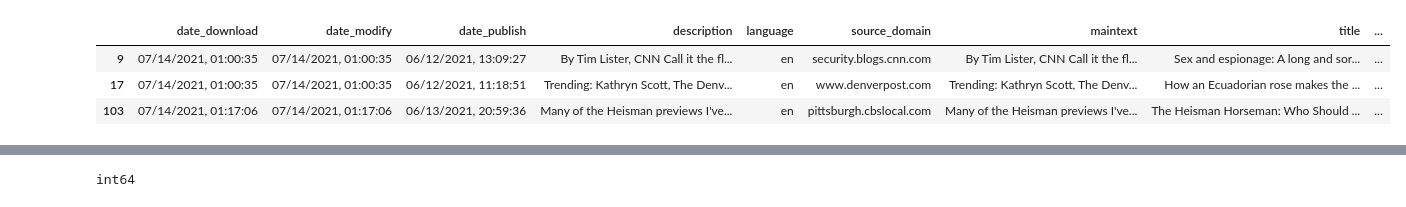
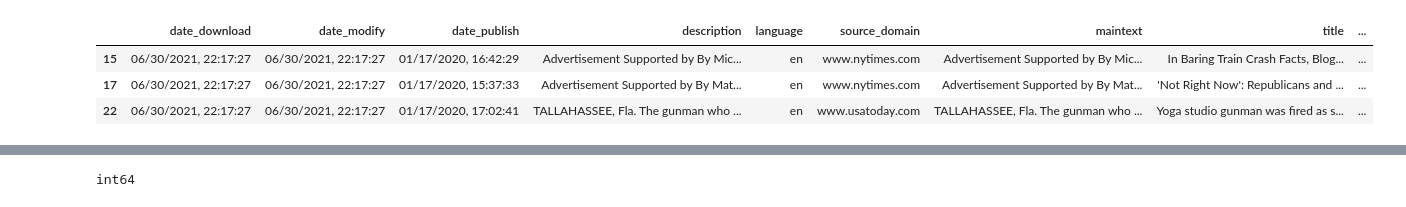
Before and after one commit to jonas-becker/automated-crawling-and-multi-level-clustering-of-news-articles, a Jupyter notebook: Affinity_propagation.ipynb, the cells around one changed output, grey strips where cells are left out. Drawn from its saved outputs; the diff is of its cells as text; code cells hidden in the pictures.

```diff
--- a/Affinity_propagation.ipynb
+++ b/Affinity_propagation.ipynb
@@ -5,16 +3,16 @@ import glob
 # %%
-filename = 'cluster_36-cialis_ game_ dysfunction.json'
+filename = 'cluster_5-trump_ president_ party.json'
 path = './lda_clustered_json/'+filename
 
 with open(path, encoding='utf-8', mode='r') as currentFile:
     df = pd.read_json(currentFile, orient='index')
 
 df.head(3)
 # %% [output]
 |  | date_download | date_modify | date_publish | description | language | source_domain | maintext | title | ... |
-| 9 | 07/14/2021, 01:00:35 | 07/14/2021, 01:00:35 | 06/12/2021, 13:09:27 | By Tim Lister, CNN Call it the fl... | en | security.blogs.cnn.com | By Tim Lister, CNN Call it the fl... | Sex and espionage: A long and sor... | ... |
-| 17 | 07/14/2021, 01:00:35 | 07/14/2021, 01:00:35 | 06/12/2021, 11:18:51 | Trending: Kathryn Scott, The Denv... | en | www.denverpost.com | Trending: Kathryn Scott, The Denv... | How an Ecuadorian rose makes the ... | ... |
-| 103 | 07/14/2021, 01:17:06 | 07/14/2021, 01:17:06 | 06/13/2021, 20:59:36 | Many of the Heisman previews I've... | en | pittsburgh.cbslocal.com | Many of the Heisman previews I've... | The Heisman Horseman: Who Should ... | ... |
+| 15 | 06/30/2021, 22:17:27 | 06/30/2021, 22:17:27 | 01/17/2020, 16:42:29 | Advertisement Supported by By Mic... | en | www.nytimes.com | Advertisement Supported by By Mic... | In Baring Train Crash Facts, Blog... | ... |
+| 17 | 06/30/2021, 22:17:27 | 06/30/2021, 22:17:27 | 01/17/2020, 15:37:33 | Advertisement Supported by By Mat... | en | www.nytimes.com | Advertisement Supported by By Mat... | 'Not Right Now': Republicans and ... | ... |
+| 22 | 06/30/2021, 22:17:27 | 06/30/2021, 22:17:27 | 01/17/2020, 17:02:41 | TALLAHASSEE, Fla. The gunman who ... | en | www.usatoday.com | TALLAHASSEE, Fla. The gunman who ... | Yoga studio gunman was fired as s... | ... |
 # %%
 amount_of_articles = len(df["filtered_maintext"])
 print(f"Amount of articles: {amount_of_articles}")
```
Also changed, not shown: parts of 8 cells of this notebook, 1 other file.
